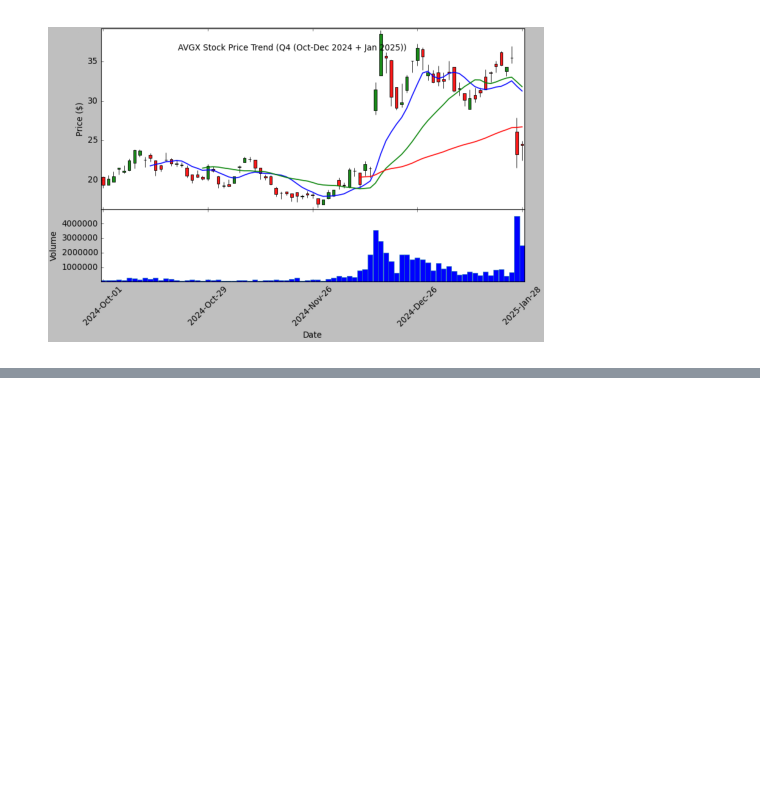
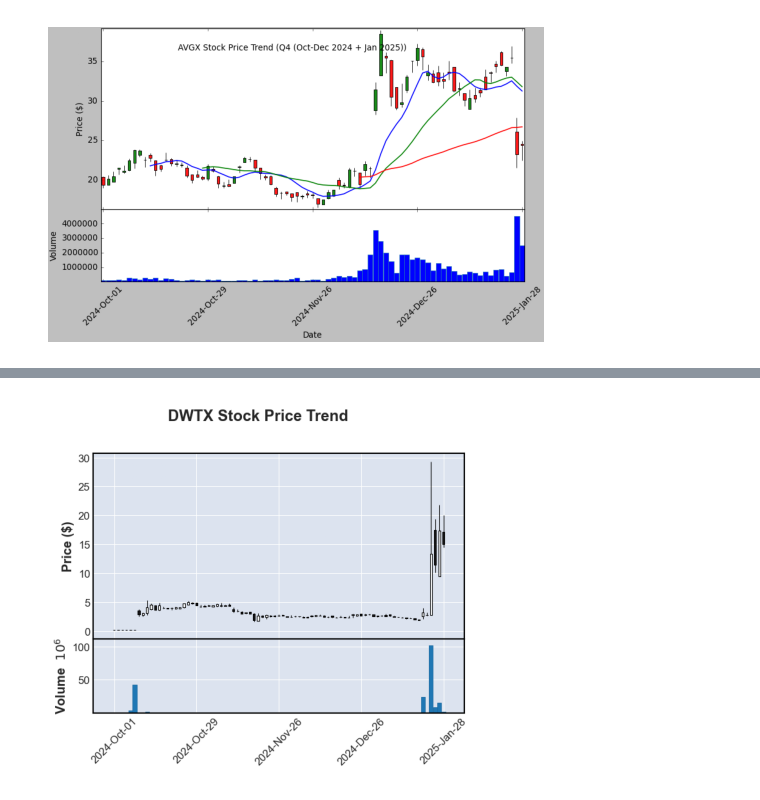
Before and after one commit to cindyd97/A_Stock_Analysis, a Jupyter notebook: All_work/all_8_stocks_analysis.ipynb, the cells around one changed output, grey strips where cells are left out. Cells and saved outputs as stored; diff of their text form; code cells hidden in the pictures; blank space fills up the shorter version.

```diff
--- a/All_work/all_8_stocks_analysis.ipynb
+++ b/All_work/all_8_stocks_analysis.ipynb
@@ -68,7 +74,9 @@ plt.show()
 # %%
 # Display the image
-plt.imshow()
+plt.imshow(dwtx1)
 plt.axis('off')  # Hide axes
 plt.show()
+# %% [output]
+[figure, added]
 # %%
 # Display the image
```
Also changed, not shown: parts of 15 cells of this notebook, 4 other files.
